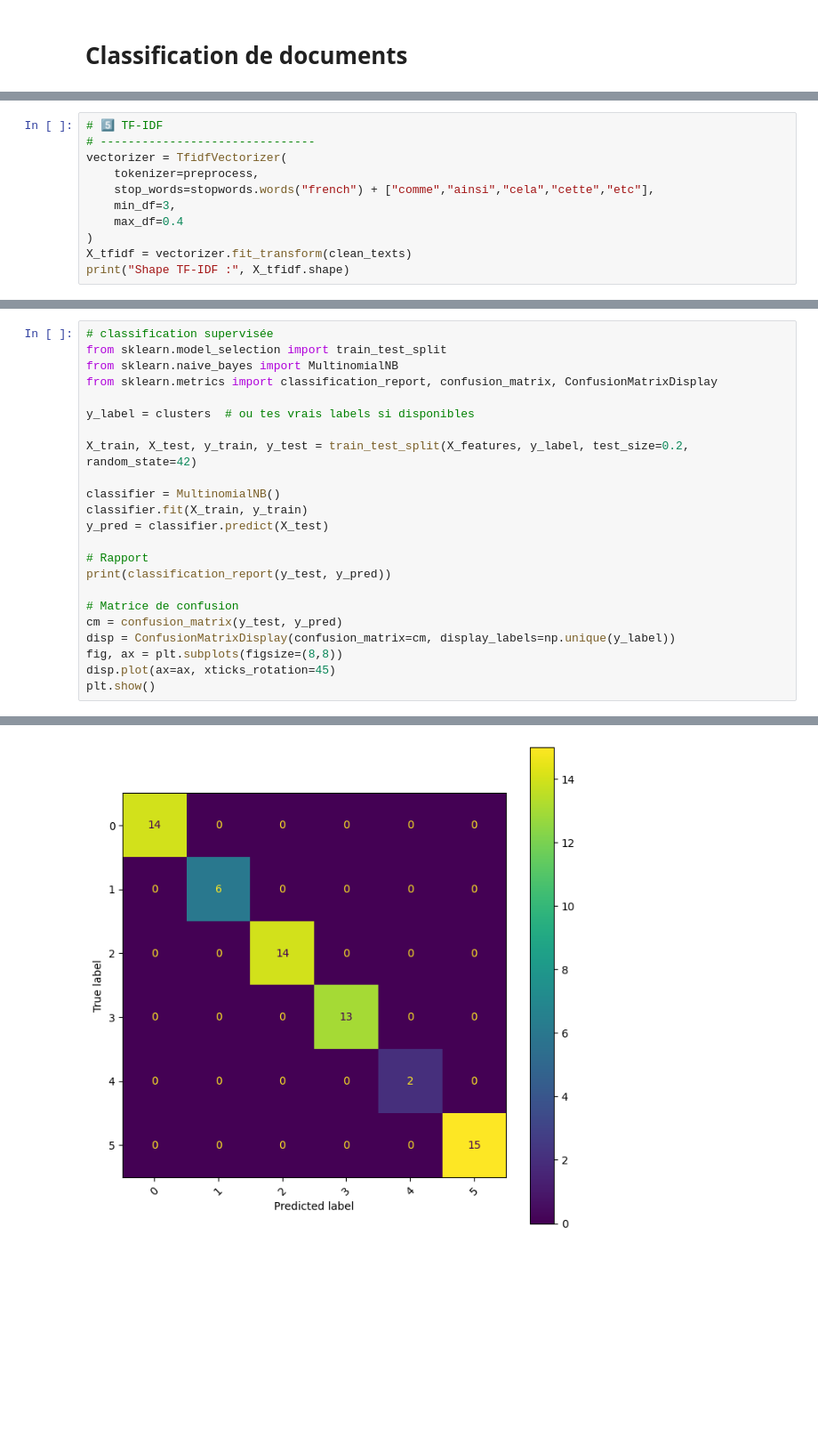
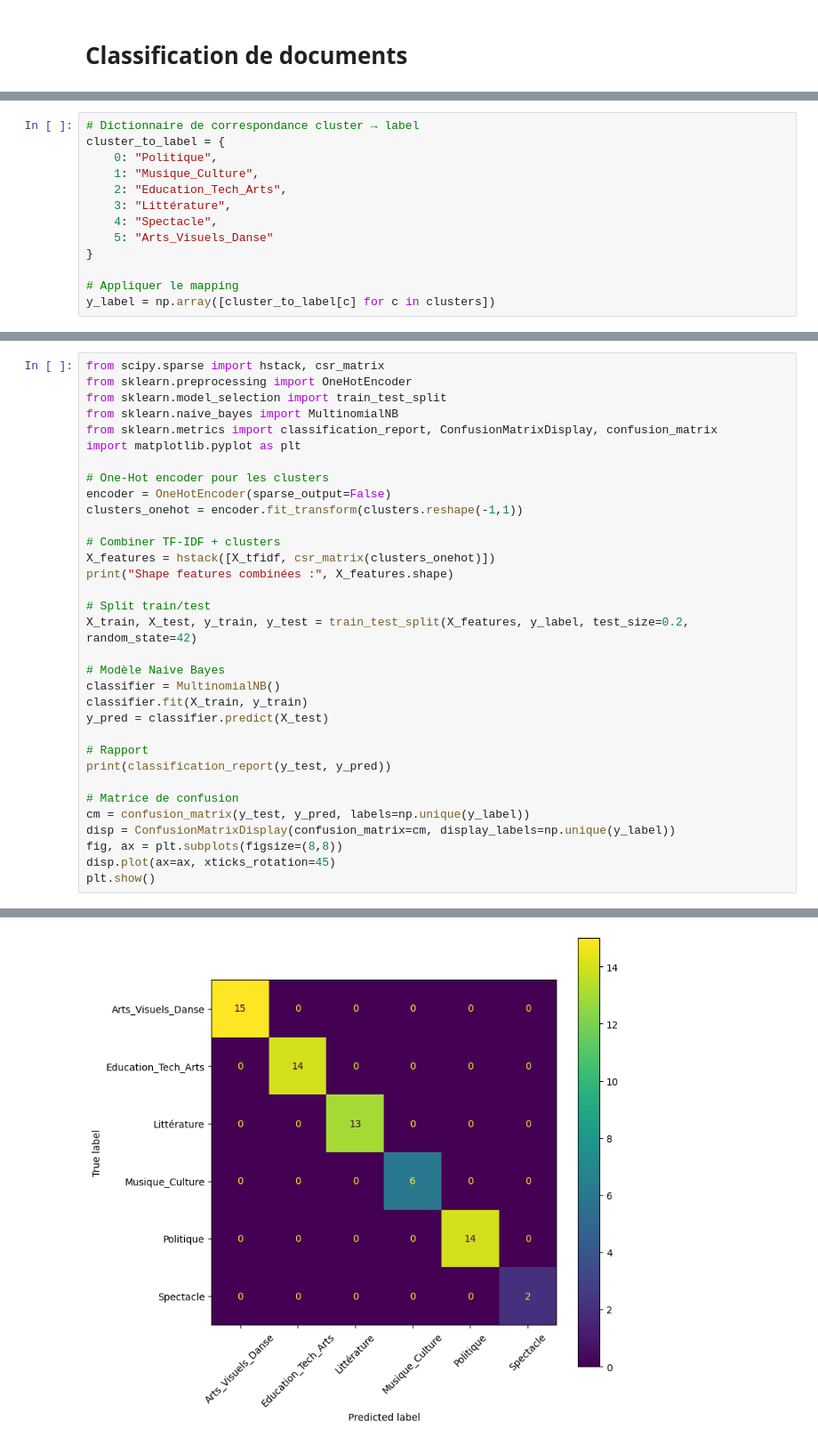
Before and after one commit to IlariaFa/tac, a Jupyter notebook: tps/tp4/s7_classification.ipynb, the cells around one changed output, grey strips where cells are left out. Shown at 89% size. Saved outputs shown, nothing was run; the diff lists cells and outputs as text; blank space fills up the shorter version.

```diff
--- a/tps/tp4/s7_classification.ipynb
+++ b/tps/tp4/s7_classification.ipynb
@@ -81,11 +2,0 @@ def preprocess(text):
-# %%
-# 5️⃣ TF-IDF
-# -------------------------------
-vectorizer = TfidfVectorizer(
-    tokenizer=preprocess,
-    stop_words=stopwords.words("french") + ["comme","ainsi","cela","cette","etc"],
-    min_df=3,
-    max_df=0.4
-)
-X_tfidf = vectorizer.fit_transform(clean_texts)
-print("Shape TF-IDF :", X_tfidf.shape)
@@ -128,0 +36,13 @@ Shape features combinées : (320, 16390)
+# %%
+# Dictionnaire de correspondance cluster → label
+cluster_to_label = {
+    0: "Politique",
+    1: "Musique_Culture",
+    2: "Education_Tech_Arts",
+    3: "Littérature",
+    4: "Spectacle",
+    5: "Arts_Visuels_Danse"
+}
+
+# Appliquer le mapping
+y_label = np.array([cluster_to_label[c] for c in clusters])
@@ -129,13 +51,23 @@ Shape features combinées : (320, 16390)
 # %%
-# classification supervisée
+from scipy.sparse import hstack, csr_matrix
+from sklearn.preprocessing import OneHotEncoder
 from sklearn.model_selection import train_test_split
 from sklearn.naive_bayes import MultinomialNB
-from sklearn.metrics import classification_report, confusion_matrix, ConfusionMatrixDisplay
+from sklearn.metrics import classification_report, ConfusionMatrixDisplay, confusion_matrix
+import matplotlib.pyplot as plt
 
-y_label = clusters  # ou tes vrais labels si disponibles
+# One-Hot encoder pour les clusters
+encoder = OneHotEncoder(sparse_output=False)
+clusters_onehot = encoder.fit_transform(clusters.reshape(-1,1))
 
+# Combiner TF-IDF + clusters
+X_features = hstack([X_tfidf, csr_matrix(clusters_onehot)])
+print("Shape features combinées :", X_features.shape)
+
+# Split train/test
 X_train, X_test, y_train, y_test = train_test_split(X_features, y_label, test_size=0.2, random_state=42)
 
+# Modèle Naive Bayes
 classifier = MultinomialNB()
 classifier.fit(X_train, y_train)
 y_pred = classifier.predict(X_test)
@@ -144,7 +76,7 @@ y_pred = classifier.predict(X_test)
 print(classification_report(y_test, y_pred))
 
 # Matrice de confusion
-cm = confusion_matrix(y_test, y_pred)
+cm = confusion_matrix(y_test, y_pred, labels=np.unique(y_label))
 disp = ConfusionMatrixDisplay(confusion_matrix=cm, display_labels=np.unique(y_label))
 fig, ax = plt.subplots(figsize=(8,8))
 disp.plot(ax=ax, xticks_rotation=45)
@@ -165 +98 @@ weighted avg       1.00      1.00      1.00        64
-[figure, old version]
+[figure, new version]
```
Also changed, not shown: parts of 13 cells of this notebook.
